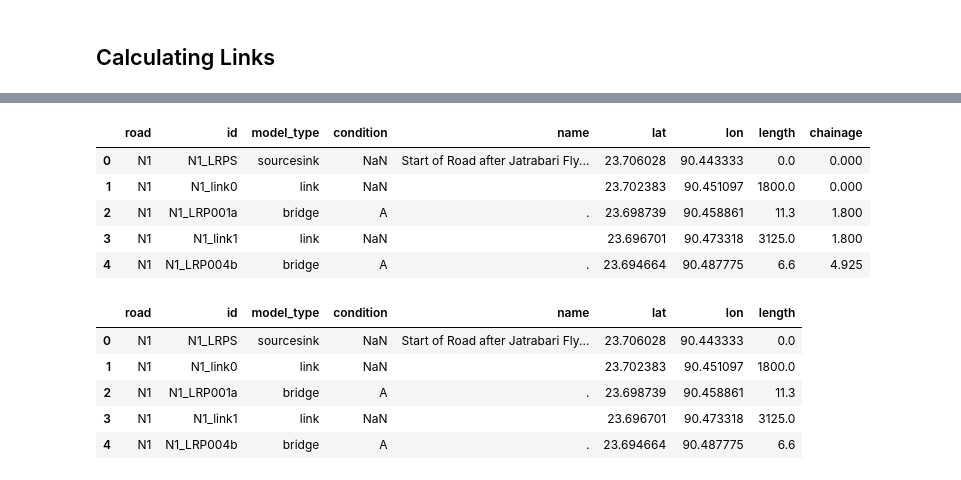
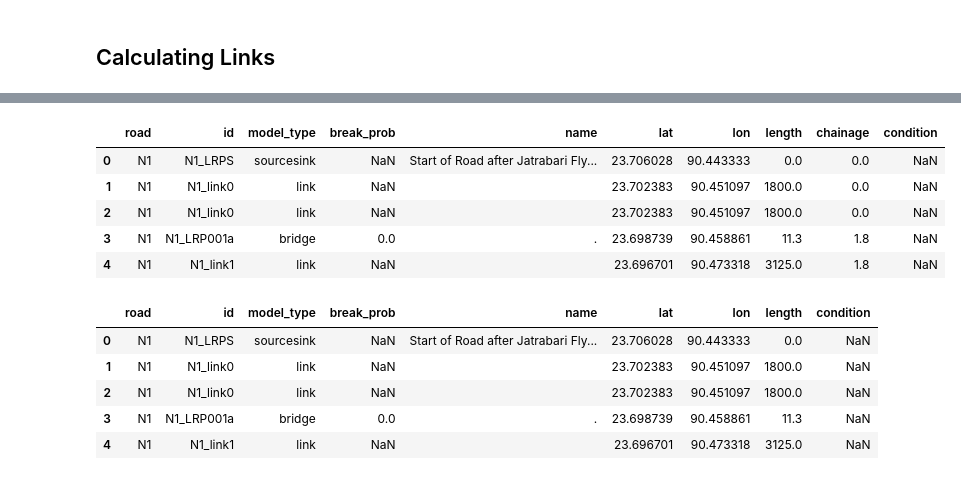
Before and after one commit to LudovicaBindi/Advacned_Simulation-Network_Model_Analysis_Lab4, a Jupyter notebook: notebook/cleaning_data.ipynb, the cells around one changed output, grey strips where cells are left out. Cells and saved outputs as stored; diff of their text form; code cells hidden in the pictures.

```diff
--- a/notebook/cleaning_data.ipynb
+++ b/notebook/cleaning_data.ipynb
@@ -667,12 +706,12 @@ roads.head()
 | 3 | N1 | 1.000 | LRP001 | 23.702139 | 90.451972 | NaN | KmPost | Km post missing | N1_LRP001 | (23.7021389, 90.4519722) |
 | 4 | N1 | 2.000 | LRP002 | 23.697889 | 90.460583 | NaN | KmPost | Km post missing | N1_LRP002 | (23.6978886, 90.4605833) |
 # %%
-final_columns = ['road','chainage','lrp','lat','lon','condition','model_type','name','id','coordinates']
+final_columns = ['road','chainage','lrp','lat','lon','break_prob','model_type','name','id','coordinates']
 roads = roads.set_axis(final_columns, axis=1)
 roads['length'] = 0
-roads['condition'] = np.NaN
+roads['break_prob'] = np.NaN
 # %%
-columns_right_order = ['road','id','model_type','condition','name','lat','lon','length','chainage']
+columns_right_order = ['road','id','model_type','break_prob','name','lat','lon','length','chainage']
 roads = roads.loc[:,columns_right_order]
 roads.head()
 # %% [output]
@@ -717,8 +756,13 @@ roads_end.id
 3688      N208_LRPE
 Name: id, dtype: object
 # %%
-merged_data = roads_start.append([intersection_to_be_merged, bridges_to_be_merged, roads_end])
-merged_data = merged_data.sort_values(by = ["road", "chainage"], ascending = True)
-merged_data = merged_data.reset_index(drop = True)
-merged_data.head()
+scenarios = ['BCSscore','Earthquake', 'Erosion', 'Cyclone', 'Flood']
+merged_data = {}
+for scenario in scenarios:
+    merged_data[scenario] = roads_start.append([intersection_to_be_merged,
+                                                bridges_df[scenario], roads_end])
+    merged_data[scenario] = merged_data[scenario].sort_values(by = ["road", "chainage"], ascending = True)
+    merged_data[scenario] = merged_data[scenario].reset_index(drop = True)
+
+merged_data['BCSscore'].head()
 # %% [output]
@@ -737,14 +783,14 @@ array(['sourcesink', 'bridge', 'intersection'], dtype=object)
 # %%
 links = pd.DataFrame()
-
-for rowno, row in merged_data.iterrows():
+scenario = 'BCSscore'
+for rowno, row in merged_data[scenario].iterrows():
     # we shouldn't calculate this for the first row
-    if rowno != len(merged_data) - 1:
-        next_road = merged_data.road[rowno + 1]
+    if rowno != len(merged_data[scenario]) - 1:
+        next_road = merged_data[scenario].road[rowno + 1]
         # we shouldn't calculate this if the this is the last point of the road
         if next_road == row['road']:
-            next_lat = merged_data.lat[rowno + 1]
-            next_lon = merged_data.lon[rowno + 1]
-            next_chainage = merged_data.chainage[rowno + 1]
+            next_lat = merged_data[scenario].lat[rowno + 1]
+            next_lon = merged_data[scenario].lon[rowno + 1]
+            next_chainage = merged_data[scenario].chainage[rowno + 1]
             # we only want to include this link if its length is greater than 0
             if next_chainage - row['chainage']> 0:
@@ -764,12 +810,14 @@ links_to_be_merged.head()
 # %%
-merged_data = merged_data.append(links_to_be_merged)
-merged_data = merged_data.sort_values(by = ["road", "chainage"], ascending = True)
-merged_data = merged_data.reset_index(drop = True)
-merged_data.head()
+for scenario in scenarios:
+    merged_data[scenario] = merged_data[scenario].append(links_to_be_merged)
+    merged_data[scenario] = merged_data[scenario].sort_values(by = ["road", "chainage"], ascending = True)
+    merged_data[scenario] = merged_data[scenario].reset_index(drop = True)
+
+merged_data['BCSscore'].head()
 # %% [output]
-|  | road | id | model_type | condition | name | lat | lon | length | chainage |
-| 0 | N1 | N1_LRPS | sourcesink | NaN | Start of Road after Jatrabari Fly... | 23.706028 | 90.443333 | 0.0 | 0.000 |
-| 1 | N1 | N1_link0 | link | NaN |  | 23.702383 | 90.451097 | 1800.0 | 0.000 |
-| 2 | N1 | N1_LRP001a | bridge | A | . | 23.698739 | 90.458861 | 11.3 | 1.800 |
-| 3 | N1 | N1_link1 | link | NaN |  | 23.696701 | 90.473318 | 3125.0 | 1.800 |
-| 4 | N1 | N1_LRP004b | bridge | A | . | 23.694664 | 90.487775 | 6.6 | 4.925 |
+|  | road | id | model_type | break_prob | name | lat | lon | length | chainage | condition |
+| 0 | N1 | N1_LRPS | sourcesink | NaN | Start of Road after Jatrabari Fly... | 23.706028 | 90.443333 | 0.0 | 0.0 | NaN |
+| 1 | N1 | N1_link0 | link | NaN |  | 23.702383 | 90.451097 | 1800.0 | 0.0 | NaN |
+| 2 | N1 | N1_link0 | link | NaN |  | 23.702383 | 90.451097 | 1800.0 | 0.0 | NaN |
+| 3 | N1 | N1_LRP001a | bridge | 0.0 | . | 23.698739 | 90.458861 | 11.3 | 1.8 | NaN |
+| 4 | N1 | N1_link1 | link | NaN |  | 23.696701 | 90.473318 | 3125.0 | 1.8 | NaN |
@@ -780,10 +828,10 @@ merged_data['length'] = merged_data['length'].fillna(0)
 # %%
-merged_data.head()
+merged_data['BCSscore'].head()
 # %% [output]
-|  | road | id | model_type | condition | name | lat | lon | length |
-| 0 | N1 | N1_LRPS | sourcesink | NaN | Start of Road after Jatrabari Fly... | 23.706028 | 90.443333 | 0.0 |
-| 1 | N1 | N1_link0 | link | NaN |  | 23.702383 | 90.451097 | 1800.0 |
-| 2 | N1 | N1_LRP001a | bridge | A | . | 23.698739 | 90.458861 | 11.3 |
-| 3 | N1 | N1_link1 | link | NaN |  | 23.696701 | 90.473318 | 3125.0 |
-| 4 | N1 | N1_LRP004b | bridge | A | . | 23.694664 | 90.487775 | 6.6 |
+|  | road | id | model_type | break_prob | name | lat | lon | length | condition |
+| 0 | N1 | N1_LRPS | sourcesink | NaN | Start of Road after Jatrabari Fly... | 23.706028 | 90.443333 | 0.0 | NaN |
+| 1 | N1 | N1_link0 | link | NaN |  | 23.702383 | 90.451097 | 1800.0 | NaN |
+| 2 | N1 | N1_link0 | link | NaN |  | 23.702383 | 90.451097 | 1800.0 | NaN |
+| 3 | N1 | N1_LRP001a | bridge | 0.0 | . | 23.698739 | 90.458861 | 11.3 | NaN |
+| 4 | N1 | N1_link1 | link | NaN |  | 23.696701 | 90.473318 | 3125.0 | NaN |
 # %%
```
Also changed, not shown: parts of 28 cells of this notebook, 13 other files.
